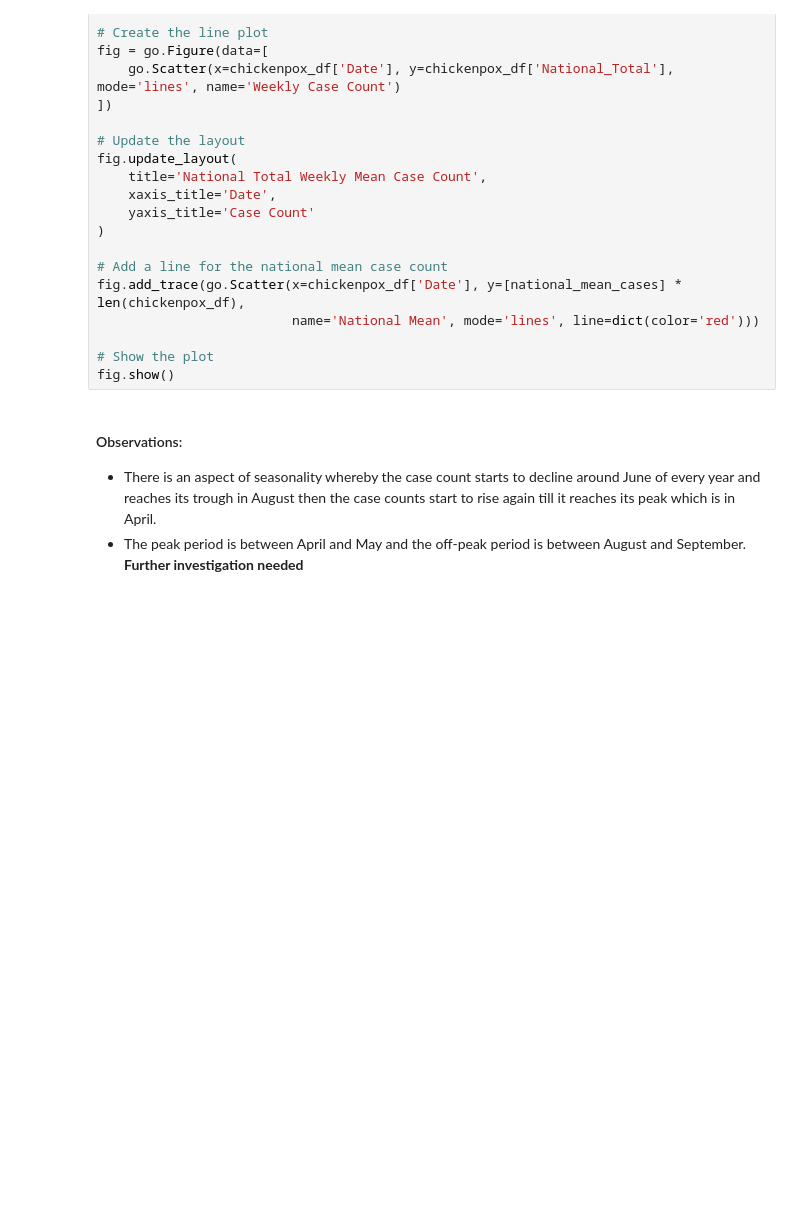
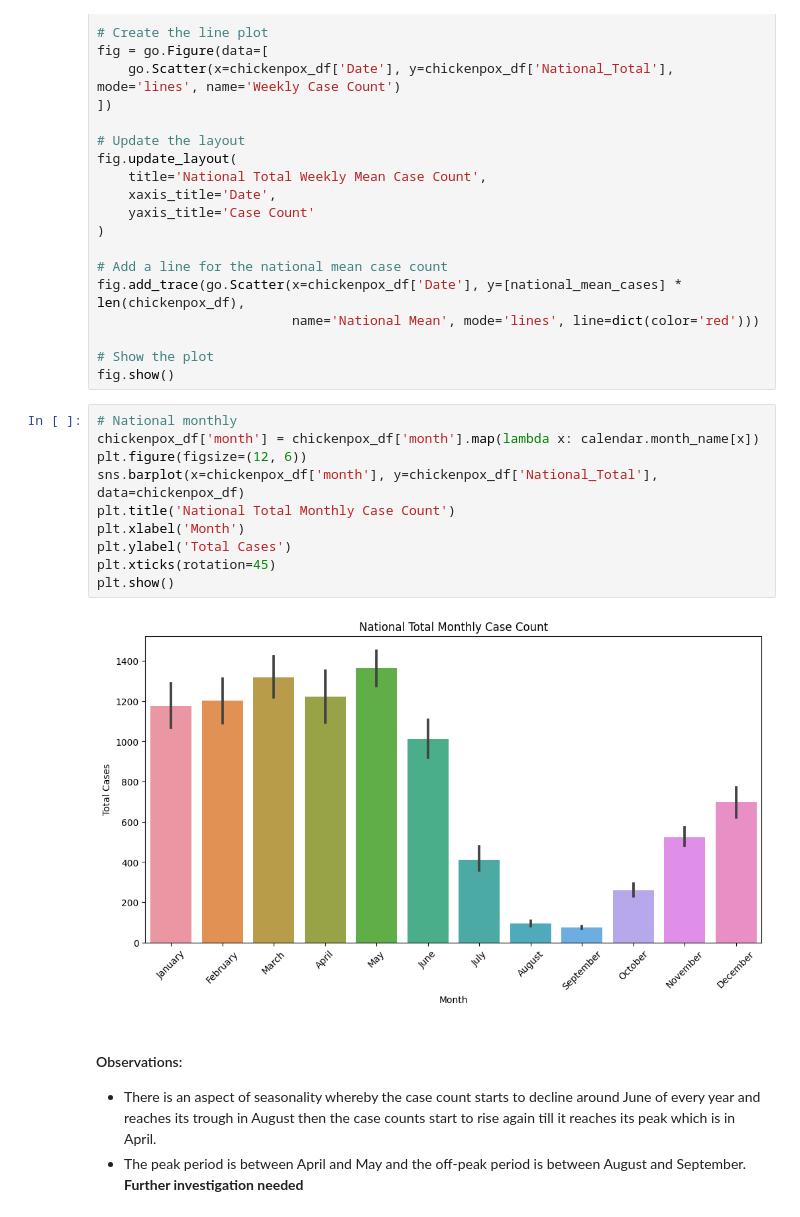
Before and after one commit to teofizzy/chicken_pox_case_count_prediction, a Jupyter notebook: teofilo/index.ipynb, the cells around one changed output. Saved outputs shown, nothing was run; the diff lists cells and outputs as text; blank space fills up the shorter version.

```diff
--- a/teofilo/index.ipynb
+++ b/teofilo/index.ipynb
@@ -439,6 +454,18 @@ fig.add_trace(go.Scatter(x=chickenpox_df['Date'], y=[national_mean_cases] * len(
 
 # Show the plot
 fig.show()
+# %%
+# National monthly
+chickenpox_df['month'] = chickenpox_df['month'].map(lambda x: calendar.month_name[x])
+plt.figure(figsize=(12, 6))
+sns.barplot(x=chickenpox_df['month'], y=chickenpox_df['National_Total'], data=chickenpox_df)
+plt.title('National Total Monthly Case Count')
+plt.xlabel('Month')
+plt.ylabel('Total Cases')
+plt.xticks(rotation=45)
+plt.show()
+# %% [output]
+[figure, added]
 # %% [markdown]
 #### Observations:
 * There is an aspect of seasonality whereby the case count starts to decline around June of every year and reaches its trough in August then the case counts start to rise again till it reaches its peak which is in April.
```
Also changed, not shown: parts of 11 cells of this notebook, 4 other files.
